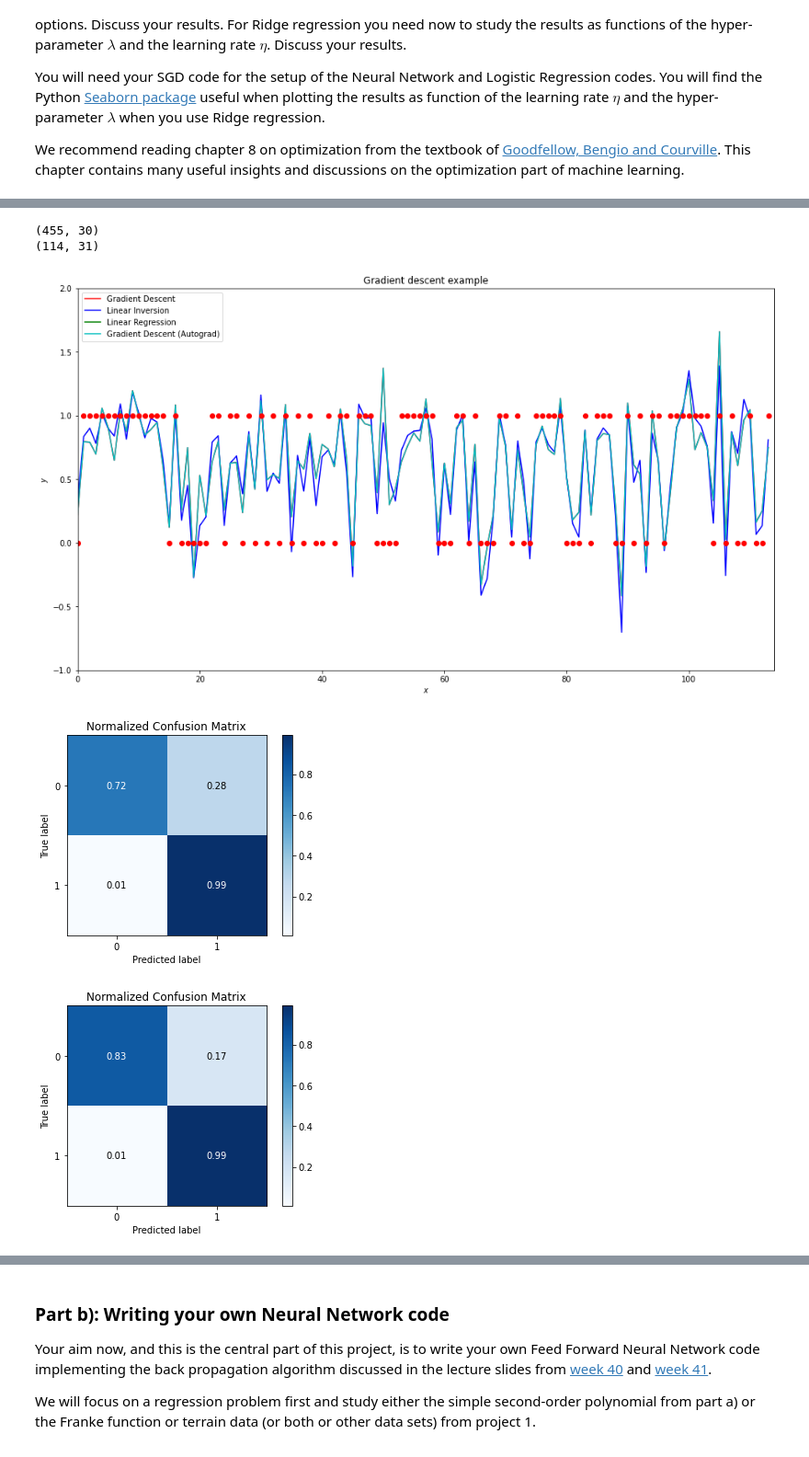
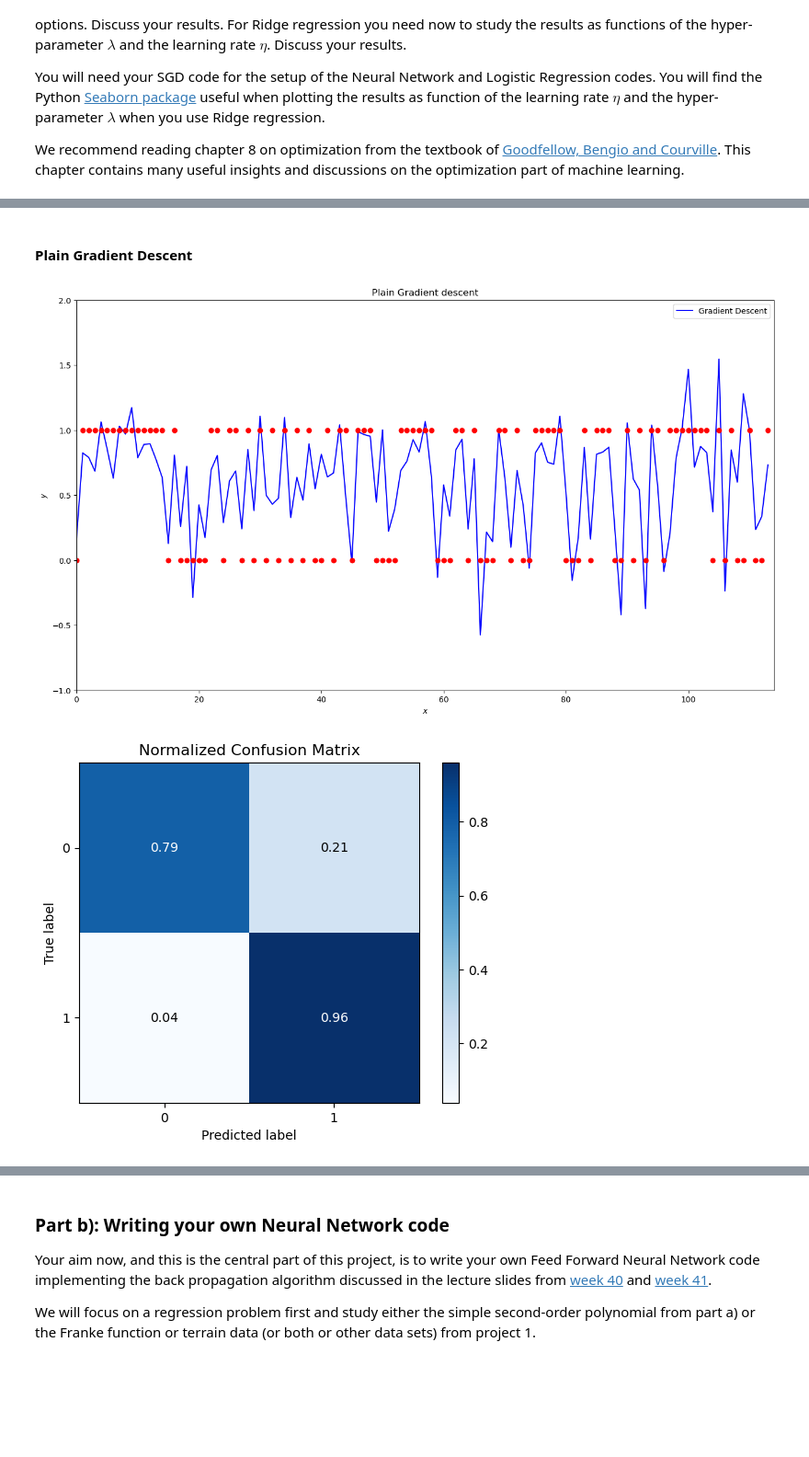
Before and after one commit to Yamacia/Project2data-ml, a Jupyter notebook: project2.ipynb, the cells around one changed output, grey strips where cells are left out. Shown at 92% size. Drawn from its saved outputs; the diff is of its cells as text; code cells hidden in the pictures; blank space fills up the shorter version.

```diff
--- a/project2.ipynb
+++ b/project2.ipynb
@@ -81,6 +81,16 @@ y = y_train.reshape(-1,1) # (455,1)
 print(y.shape)
 print(X.shape)
 print(X_test.shape)
+
+n = X.shape[0] # 455
+
+# Hessian matrix
+H = (2.0/n)* X.T @ X
+# Get the eigenvalues
+EigValues, EigVectors = np.linalg.eig(H)
+# print(f"Eigenvalues of Hessian Matrix:{EigValues}")
+
+beta_start = np.random.randn(X.shape[1], 1)
 # %% [output]
 (455, 1)
 (455, 30)
@@ -132,77 +181,47 @@ We recommend reading chapter 8 on optimization from the textbook of [Goodfellow,
+# %% [markdown]
+#### Plain Gradient Descent
 # %%
 warnings.filterwarnings("ignore", category=ConvergenceWarning)
 
 def CostOLS(beta):
     return (1.0/n)*np.sum((y-X @ beta)**2)
 
-print(X.shape) # (455,30)
-n = X.shape[0] # 455
+def CostOLS_momentum(y,X,theta):
+    return np.sum((y-X @ theta)**2)
 
-# Hessian matrix
-H = (2.0/n)* X.T @ X
-# Get the eigenvalues
-EigValues, EigVectors = np.linalg.eig(H)
-# print(f"Eigenvalues of Hessian Matrix:{EigValues}")
 
-beta_linreg = np.linalg.inv(X.T @ X) @ (X.T @ y)
-# print(beta_linreg)
-beta = np.random.randn(X.shape[1], 1)
-beta_autograd = beta
+beta = beta_start
 # print(beta.shape) # (30,1)
 
 eta = 1.0/np.max(EigValues)
+
 Niterations = 1000
 
 training_gradient = grad(CostOLS)
 
 for iter in range(Niterations):
-    # Numpy implementation
-    gradient = 2.0/n*X.T @ ((X @ beta)-y)
+    # Plain Gradient Descent
+    gradient = training_gradient(beta)
     beta -= eta*gradient
 
-    # Autograd implementation
-    gradient = training_gradient(beta_autograd)
-    beta_autograd -= eta*gradient
+# print(beta)
 
-beta_logistic = LogisticRegression(solver='lbfgs')
-beta_logistic.fit(X, y_train)
-
-# print(beta)
-xnew = X_test
-x = np.arange(len(y_test))
-xbnew = np.c_[np.ones((len(xnew), 1)), xnew]
-print(xbnew.shape)
 ypredict = xnew.dot(beta)
-ypredict2 = xnew.dot(beta_linreg)
-ypredict3 = xnew.dot(beta_logistic.coef_.T)
-ypredict4 = xnew.dot(beta_autograd)
 
 plt.figure(figsize=(16,9))
-plt.plot(x, ypredict, "r-", label = "Gradient Descent")
-plt.plot(x, ypredict2, "b-", label = "Linear Inversion")
-plt.plot(x, ypredict3, "g-", label = "Linear Regression")
-plt.plot(x, ypredict4, "c-", label = "Gradient Descent (Autograd)")
+plt.plot(x, ypredict, "b-", label = "Gradient Descent")
 plt.plot(x, y_test ,'ro')
 plt.axis([0,len(X_test),-1,2])
 plt.xlabel(r'$x$')
 plt.ylabel(r'$y$')
-plt.title(r'Gradient descent example')
+plt.title(r'Plain Gradient descent')
 plt.legend()
 plt.show()
 
 ypredict_binary = [1 if x >= 0.5 else 0 for x in ypredict]
-ypredict_binary2 = [1 if x >= 0.5 else 0 for x in ypredict2]
-ypredict_binary4 = [1 if x >= 0.5 else 0 for x in ypredict4]
-y_pred = beta_logistic.predict(X_test)
 
 skplt.metrics.plot_confusion_matrix(y_test, ypredict_binary, normalize=True)
-skplt.metrics.plot_confusion_matrix(y_test, ypredict_binary2, normalize=True)
-skplt.metrics.plot_confusion_matrix(y_test, y_pred, normalize=True)
-skplt.metrics.plot_confusion_matrix(y_test, ypredict_binary4, normalize=True)
 plt.show()
 # %% [output]
-(455, 30)
-(114, 31)
-[figure, old version]
+[figure, new version]
-[figure, old version]
+[figure, new version]
-[figure, removed]
```
Also changed, not shown: parts of 24 cells of this notebook.
